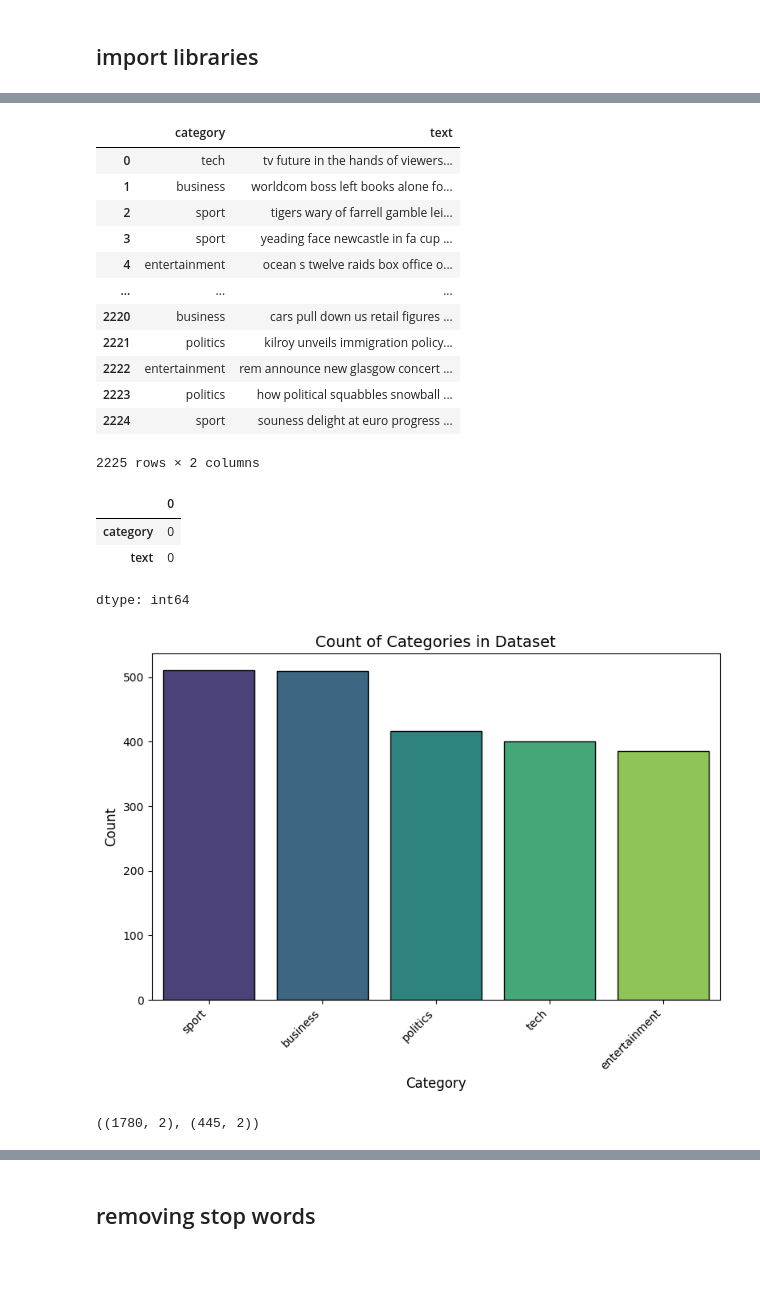
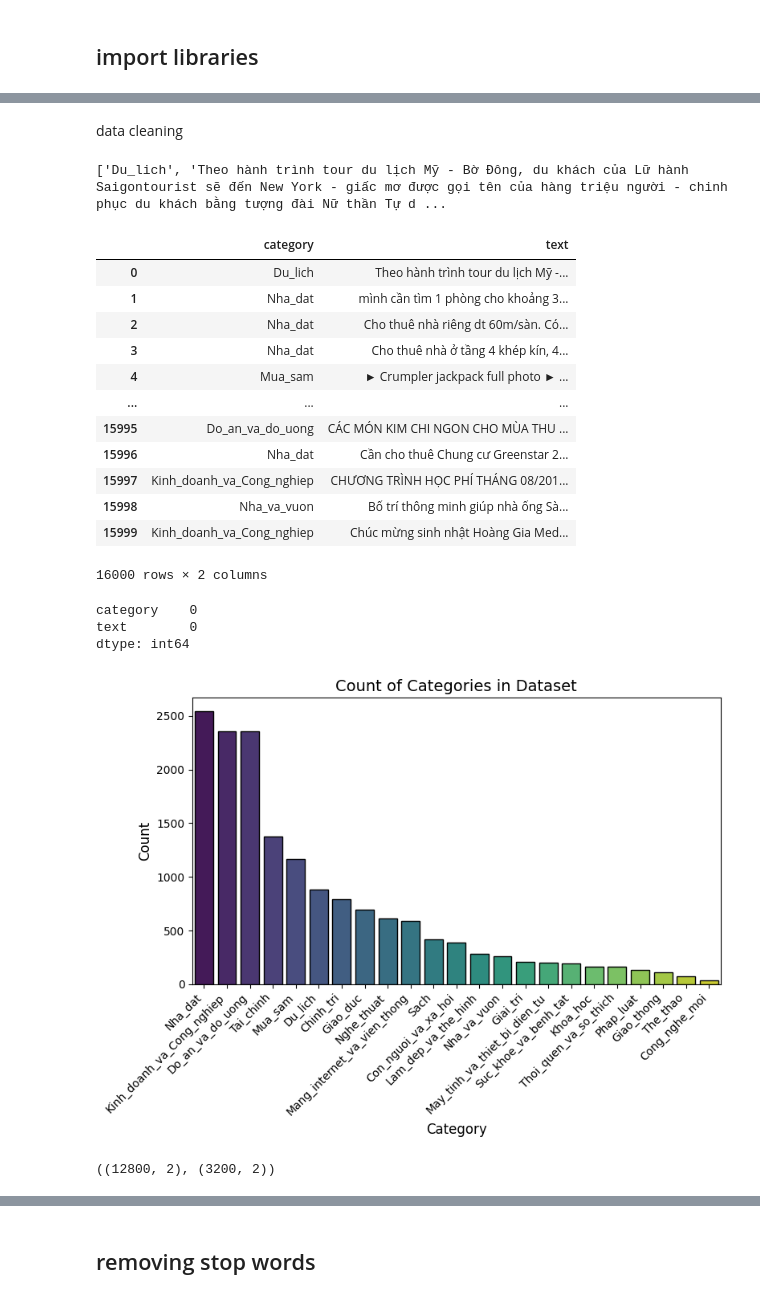
Before and after one commit to levutb2004/deep_learning_uet, a Jupyter notebook: BBC_Text_Classification_with_LSTM.ipynb, the cells around one changed output, grey strips where cells are left out. Cells and saved outputs as stored; diff of their text form; code cells hidden in the pictures; blank space fills up the shorter version.

```diff
--- a/BBC_Text_Classification_with_LSTM.ipynb
+++ b/BBC_Text_Classification_with_LSTM.ipynb
@@ -53,26 +44,37 @@ device_lib.list_local_devices()
+# %% [markdown]
+data cleaning
+# %%
+data = []
+with open('/workspaces/deep_learning_uet/Train_data.txt') as file:
+    for line in file:
+        parts = line.split(" ", 1)
+        parts[0] = parts[0].replace("__label__", "")
+        data.append(parts)
+print(data[0])
+# %% [output]
+['Du_lich', 'Theo hành trình tour du lịch Mỹ - Bờ Đông, du khách của Lữ hành Saigontourist sẽ đến New York - giấc mơ được gọi tên của hàng triệu người - chinh phục du khách bằng tượng đài Nữ thần Tự d ...
 # %%
-df = pd.read_csv('/content/sample_data/bbc-text.csv')
+df = pd.DataFrame(data, columns=["category", "text",])
 df
 # %% [output]
 |  | category | text |
-| 0 | tech | tv future in the hands of viewers... |
-| 1 | business | worldcom boss left books alone fo... |
-| 2 | sport | tigers wary of farrell gamble lei... |
-| 3 | sport | yeading face newcastle in fa cup ... |
-| 4 | entertainment | ocean s twelve raids box office o... |
+| 0 | Du_lich | Theo hành trình tour du lịch Mỹ -... |
+| 1 | Nha_dat | mình cần tìm 1 phòng cho khoảng 3... |
+| 2 | Nha_dat | Cho thuê nhà riêng dt 60m/sàn. Có... |
+| 3 | Nha_dat | Cho thuê nhà ở tầng 4 khép kín, 4... |
+| 4 | Mua_sam | ► Crumpler jackpack full photo ► ... |
 | ... | ... | ... |
-| 2220 | business | cars pull down us retail figures ... |
-| 2221 | politics | kilroy unveils immigration policy... |
-| 2222 | entertainment | rem announce new glasgow concert ... |
-| 2223 | politics | how political squabbles snowball ... |
-| 2224 | sport | souness delight at euro progress ... |
+| 15995 | Do_an_va_do_uong | CÁC MÓN KIM CHI NGON CHO MÙA THU ... |
+| 15996 | Nha_dat | Cần cho thuê Chung cư Greenstar 2... |
+| 15997 | Kinh_doanh_va_Cong_nghiep | CHƯƠNG TRÌNH HỌC PHÍ THÁNG 08/201... |
+| 15998 | Nha_va_vuon | Bố trí thông minh giúp nhà ống Sà... |
+| 15999 | Kinh_doanh_va_Cong_nghiep | Chúc mừng sinh nhật Hoàng Gia Med... |
-2225 rows × 2 columns
+16000 rows × 2 columns
 # %%
 df.isna().sum()
 # %% [output]
-|  | 0 |
-| category | 0 |
-| text | 0 |
+category    0
+text        0
 dtype: int64
 # %%
 df['text'] = df['text'].str.lower()
@@ -90,13 +92,13 @@ plt.xticks(rotation=45, ha="right")
 plt.tight_layout()
 plt.show()
 # %% [output]
-[figure, old version]
+[figure, new version]
 # %%
 # train_test_split
 x_train, x_test = train_test_split(df, random_state=1, test_size=0.2)
 x_train.shape, x_test.shape
 # %% [output]
-((1780, 2), (445, 2))
+((12800, 2), (3200, 2))
 # %%
 # Count of categories
 category_counts = x_train['category'].value_counts()
```
Also changed, not shown: parts of 22 cells of this notebook, 1 other file.
